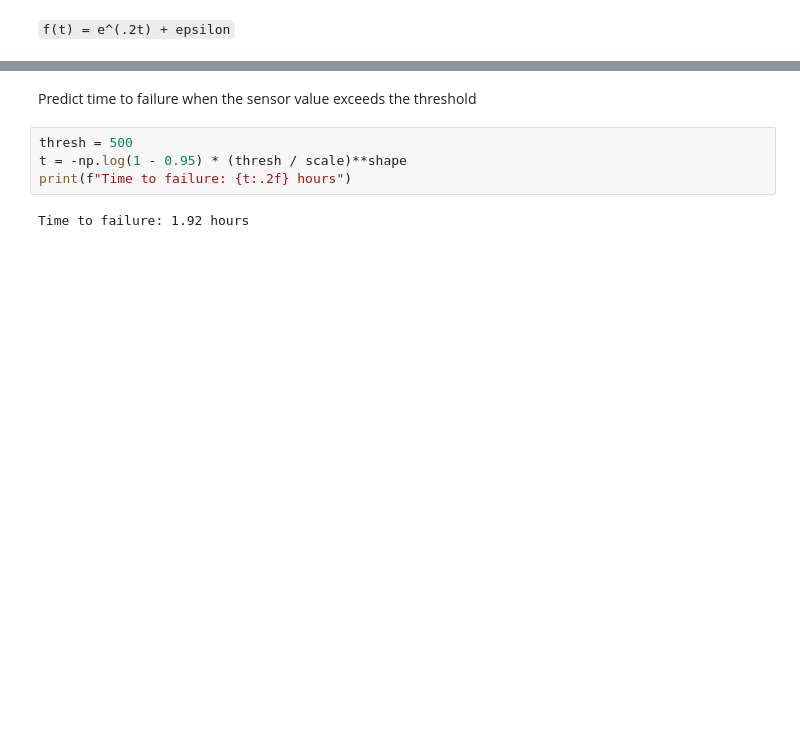
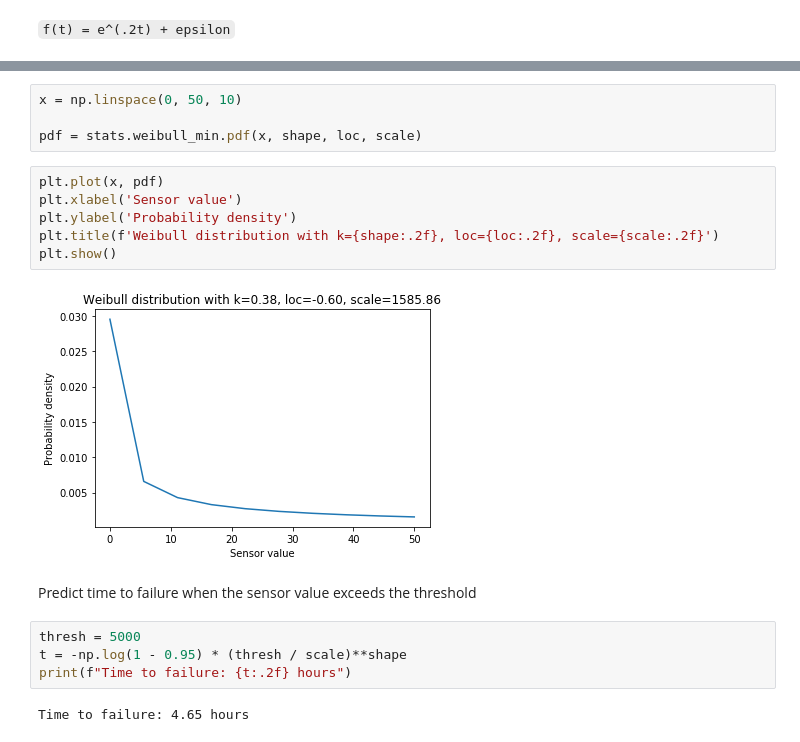
Before and after one commit to grantgasser/data-science, a Jupyter notebook: weibull/Weibull.ipynb, the cells around one changed output, grey strips where cells are left out. Drawn from its saved outputs; the diff is of its cells as text; blank space fills up the shorter version.

```diff
--- a/weibull/Weibull.ipynb
+++ b/weibull/Weibull.ipynb
@@ -40,8 +52,20 @@ Shape: 0.38, Location: -0.60, Scale: 1585.86
+# %%
+x = np.linspace(0, 50, 10)
+
+pdf = stats.weibull_min.pdf(x, shape, loc, scale)
+# %%
+plt.plot(x, pdf)
+plt.xlabel('Sensor value')
+plt.ylabel('Probability density')
+plt.title(f'Weibull distribution with k={shape:.2f}, loc={loc:.2f}, scale={scale:.2f}')
+plt.show()
+# %% [output]
+[figure, added]
 # %% [markdown]
 Predict time to failure when the sensor value exceeds the threshold
 # %%
-thresh = 500
+thresh = 5000
 t = -np.log(1 - 0.95) * (thresh / scale)**shape
 print(f"Time to failure: {t:.2f} hours")
 # %% [output]
-Time to failure: 1.92 hours
+Time to failure: 4.65 hours
```
Also changed, not shown: parts of 5 cells of this notebook.
